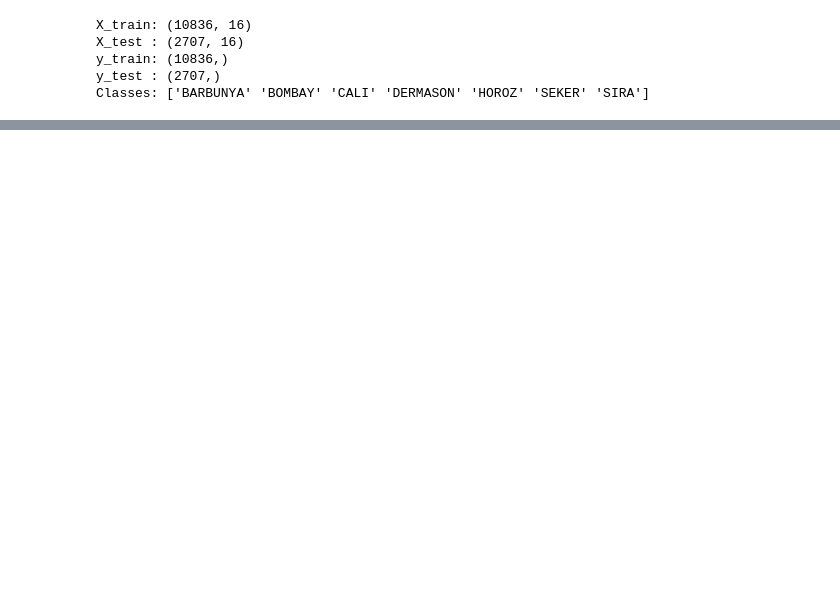
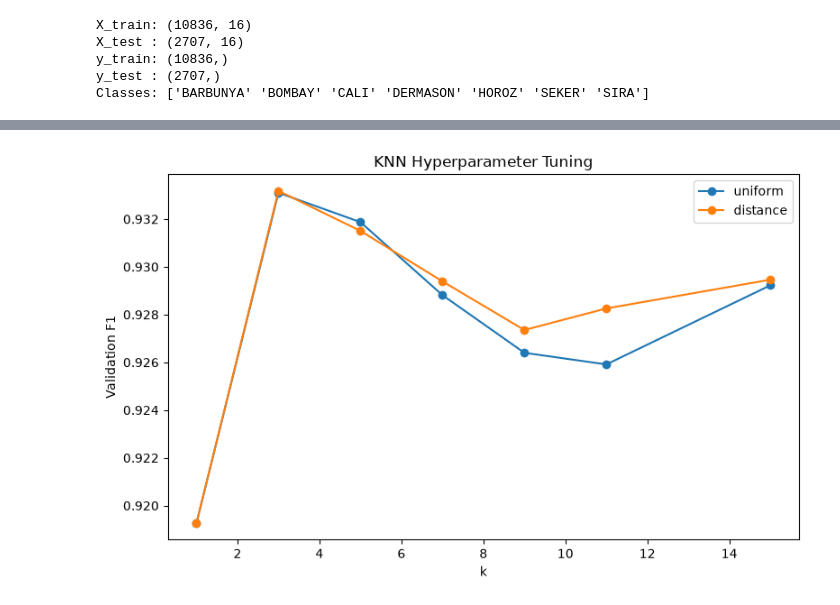
Before and after one commit to pvq-vn/dry-bean-ml, a Jupyter notebook: notebooks/06_hyperparameter.ipynb, the cells around one changed output, grey strips where cells are left out. Cells and saved outputs as stored; diff of their text form; code cells hidden in the pictures; blank space fills up the shorter version.

```diff
--- a/notebooks/06_hyperparameter.ipynb
+++ b/notebooks/06_hyperparameter.ipynb
@@ -39,0 +56,3 @@ Classes: ['BARBUNYA' 'BOMBAY' 'CALI' 'DERMASON' 'HOROZ' 'SEKER' 'SIRA']
+# %%
+k_values = [1, 3, 5, 7, 9, 11, 15]
+weights_values = ["uniform", "distance"]
@@ -39,0 +84,9 @@ Classes: ['BARBUNYA' 'BOMBAY' 'CALI' 'DERMASON' 'HOROZ' 'SEKER' 'SIRA']
+# %%
+knn_results_df = pd.DataFrame(knn_results)
+
+knn_results_df = knn_results_df.sort_values(
+    "F1",
+    ascending=False
+).reset_index(drop=True)
+
+knn_results_df
@@ -39,0 +124,26 @@ Classes: ['BARBUNYA' 'BOMBAY' 'CALI' 'DERMASON' 'HOROZ' 'SEKER' 'SIRA']
+# %%
+plt.figure(figsize=(8, 5))
+
+for weights in weights_values:
+
+    subset = knn_results_df[
+        knn_results_df["weights"] == weights
+    ]
+
+    subset = subset.sort_values("k")
+
+    plt.plot(
+        subset["k"],
+        subset["F1"],
+        marker="o",
+        label=weights
+    )
+
+plt.xlabel("k")
+plt.ylabel("Validation F1")
+plt.title("KNN Hyperparameter Tuning")
+plt.legend()
+plt.tight_layout()
+plt.show()
+# %% [output]
+[figure, added]
```
Also changed, not shown: parts of 13 cells of this notebook, 7 other files.
